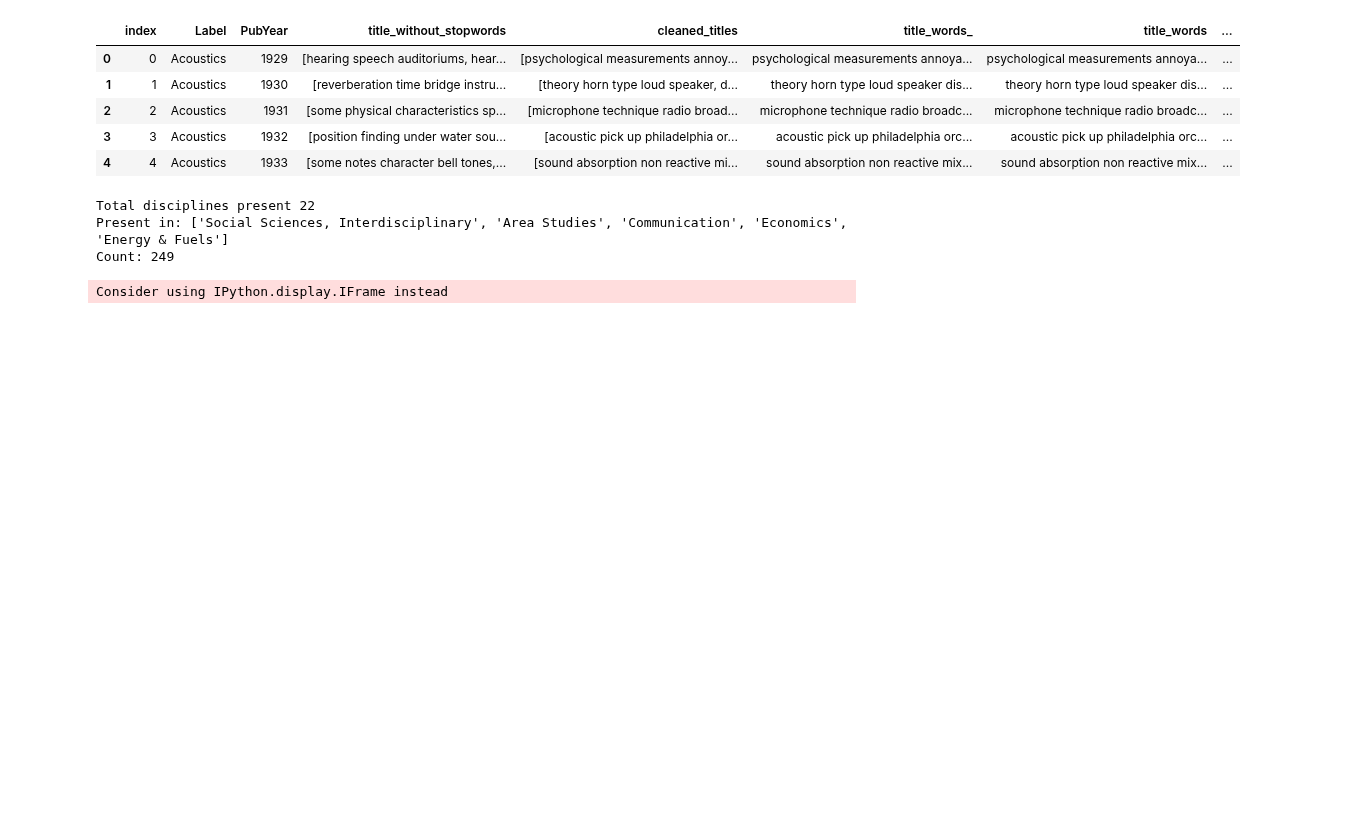
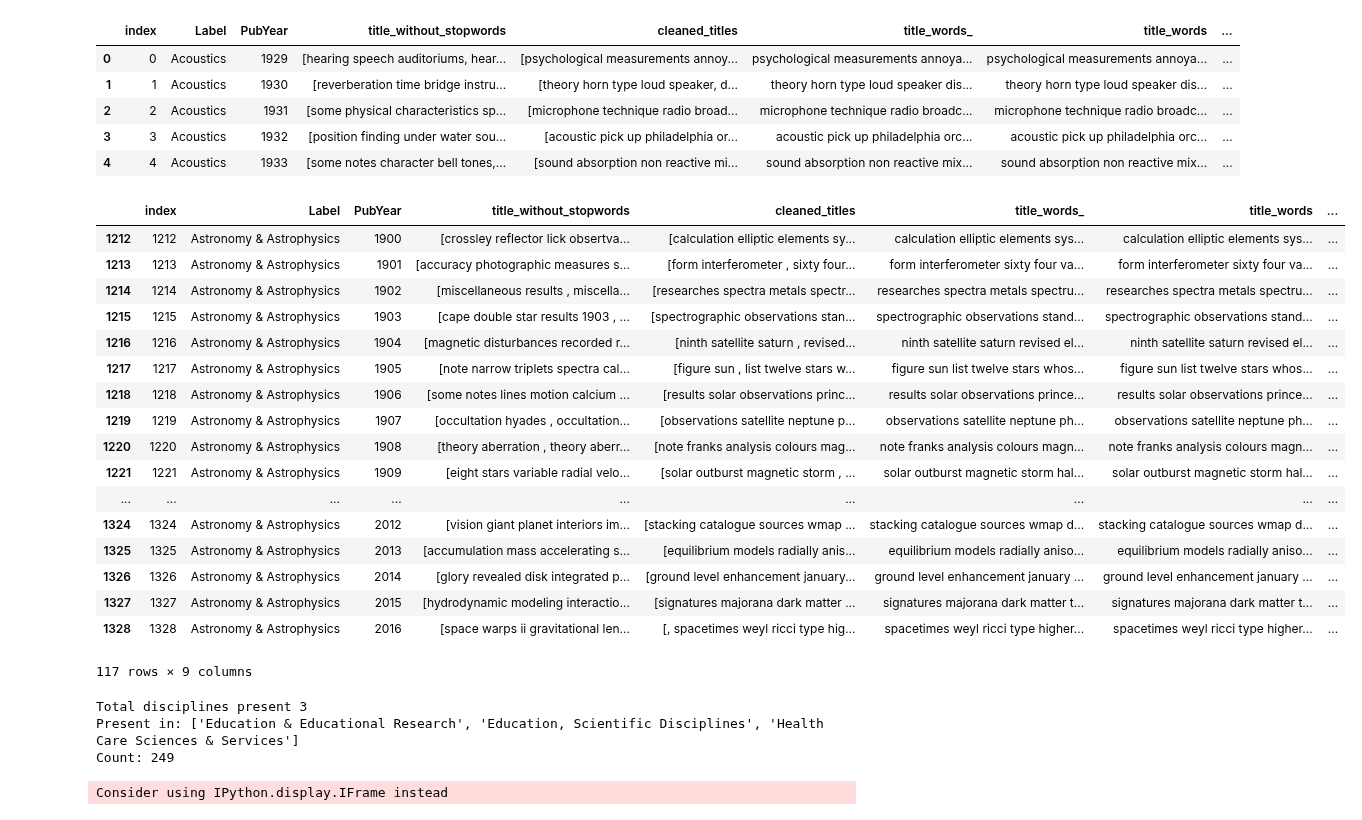
Before and after one commit to srjit/science-of-genius-title-impact, a Jupyter notebook: src/word propagation/journey-of-words-picked-from-entropy/2. words that appear in two disciplines.ipynb, the cells around one changed output. Drawn from its saved outputs; the diff is of its cells as text; code cells hidden in the pictures; blank space fills up the shorter version.

Commit message:
word frequency variations

```diff
--- a/src/word propagation/journey-of-words-picked-from-entropy/2. words that appear in two disciplines.ipynb
+++ b/src/word propagation/journey-of-words-picked-from-entropy/2. words that appear in two disciplines.ipynb
@@ -102,14 +102,50 @@ data_grouped_by_year_label.head()
 | 2 | 2 | Acoustics | 1931 | [some physical characteristics sp... | [microphone technique radio broad... | microphone technique radio broadc... | microphone technique radio broadc... | ... |
 | 3 | 3 | Acoustics | 1932 | [position finding under water sou... | [acoustic pick up philadelphia or... | acoustic pick up philadelphia orc... | acoustic pick up philadelphia orc... | ... |
 | 4 | 4 | Acoustics | 1933 | [some notes character bell tones,... | [sound absorption non reactive mi... | sound absorption non reactive mix... | sound absorption non reactive mix... | ... |
+# %%
+data_grouped_by_year_label[data_grouped_by_year_label.Label == "Astronomy & Astrophysics"]
+# %% [output]
+|  | index | Label | PubYear | title_without_stopwords | cleaned_titles | title_words_ | title_words | ... |
+| 1212 | 1212 | Astronomy & Astrophysics | 1900 | [crossley reflector lick obsertva... | [calculation elliptic elements sy... | calculation elliptic elements sys... | calculation elliptic elements sys... | ... |
+| 1213 | 1213 | Astronomy & Astrophysics | 1901 | [accuracy photographic measures s... | [form interferometer , sixty four... | form interferometer sixty four va... | form interferometer sixty four va... | ... |
+| 1214 | 1214 | Astronomy & Astrophysics | 1902 | [miscellaneous results , miscella... | [researches spectra metals spectr... | researches spectra metals spectru... | researches spectra metals spectru... | ... |
+| 1215 | 1215 | Astronomy & Astrophysics | 1903 | [cape double star results 1903 , ... | [spectrographic observations stan... | spectrographic observations stand... | spectrographic observations stand... | ... |
+| 1216 | 1216 | Astronomy & Astrophysics | 1904 | [magnetic disturbances recorded r... | [ninth satellite saturn , revised... | ninth satellite saturn revised el... | ninth satellite saturn revised el... | ... |
+| 1217 | 1217 | Astronomy & Astrophysics | 1905 | [note narrow triplets spectra cal... | [figure sun , list twelve stars w... | figure sun list twelve stars whos... | figure sun list twelve stars whos... | ... |
+| 1218 | 1218 | Astronomy & Astrophysics | 1906 | [some notes lines motion calcium ... | [results solar observations princ... | results solar observations prince... | results solar observations prince... | ... |
+| 1219 | 1219 | Astronomy & Astrophysics | 1907 | [occultation hyades , occultation... | [observations satellite neptune p... | observations satellite neptune ph... | observations satellite neptune ph... | ... |
+| 1220 | 1220 | Astronomy & Astrophysics | 1908 | [theory aberration , theory aberr... | [note franks analysis colours mag... | note franks analysis colours magn... | note franks analysis colours magn... | ... |
+| 1221 | 1221 | Astronomy & Astrophysics | 1909 | [eight stars variable radial velo... | [solar outburst magnetic storm , ... | solar outburst magnetic storm hal... | solar outburst magnetic storm hal... | ... |
+| ... | ... | ... | ... | ... | ... | ... | ... | ... |
+| 1324 | 1324 | Astronomy & Astrophysics | 2012 | [vision giant planet interiors im... | [stacking catalogue sources wmap ... | stacking catalogue sources wmap d... | stacking catalogue sources wmap d... | ... |
+| 1325 | 1325 | Astronomy & Astrophysics | 2013 | [accumulation mass accelerating s... | [equilibrium models radially anis... | equilibrium models radially aniso... | equilibrium models radially aniso... | ... |
+| 1326 | 1326 | Astronomy & Astrophysics | 2014 | [glory revealed disk integrated p... | [ground level enhancement january... | ground level enhancement january ... | ground level enhancement january ... | ... |
+| 1327 | 1327 | Astronomy & Astrophysics | 2015 | [hydrodynamic modeling interactio... | [signatures majorana dark matter ... | signatures majorana dark matter t... | signatures majorana dark matter t... | ... |
+| 1328 | 1328 | Astronomy & Astrophysics | 2016 | [space warps ii gravitational len... | [, spacetimes weyl ricci type hig... | spacetimes weyl ricci type higher... | spacetimes weyl ricci type higher... | ... |
+117 rows × 9 columns
 # %%
 #word_ = "Dextromoramide"
 
 #word_ = "purposed"
 #word_ = "quayside"
 
-word_ = "chiaroscuro"
 
+#word_ = "chiaroscuro"
+# word_ = "solothurn" -name of a city
+#word_ = "neurotropism" - biology to virology
+#word_ = "glycylproline"
+#word_ = "burnie"
+#word_ = "baikalensis"
+
+#-------------------------------------------------------- These words appear in less number of disciplines ----------------------------------#
+#word_ = "bepposax"
+#word_ = "aglykone"
+
+#------------------------ many words appearing in bottom part of the curve at the left top are astrophysics related words ---------------------#
+#word_ = "rxte"
+
+#----------- others ----------------#
+word_ = "amee"
 
 index = words.index(word_)
 count_rev_dict[index]
@@ -134,8 +170,8 @@ print("Total disciplines present",len([count for i, count in enumerate(counts.to
 print("Present in:", present_dis)
 print("Count:", len(disciplines))
 # %% [output]
-Total disciplines present 22
-Present in: ['Social Sciences, Interdisciplinary', 'Area Studies', 'Communication', 'Economics', 'Energy & Fuels']
+Total disciplines present 3
+Present in: ['Education & Educational Research', 'Education, Scientific Disciplines', 'Health Care Sciences & Services']
 Count: 249
 # %%
 def word_counts2(discipline, word):
```
Also changed, not shown: parts of 3 cells of this notebook, 9 other files.
